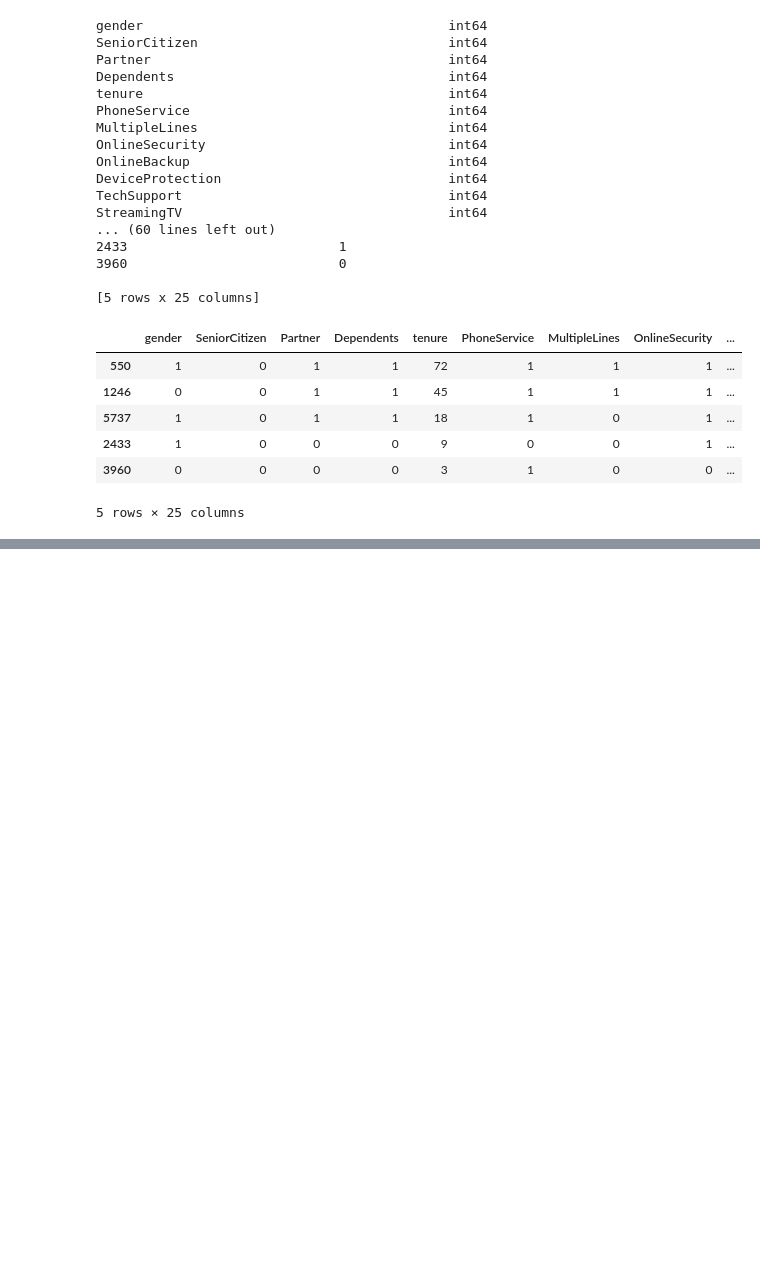
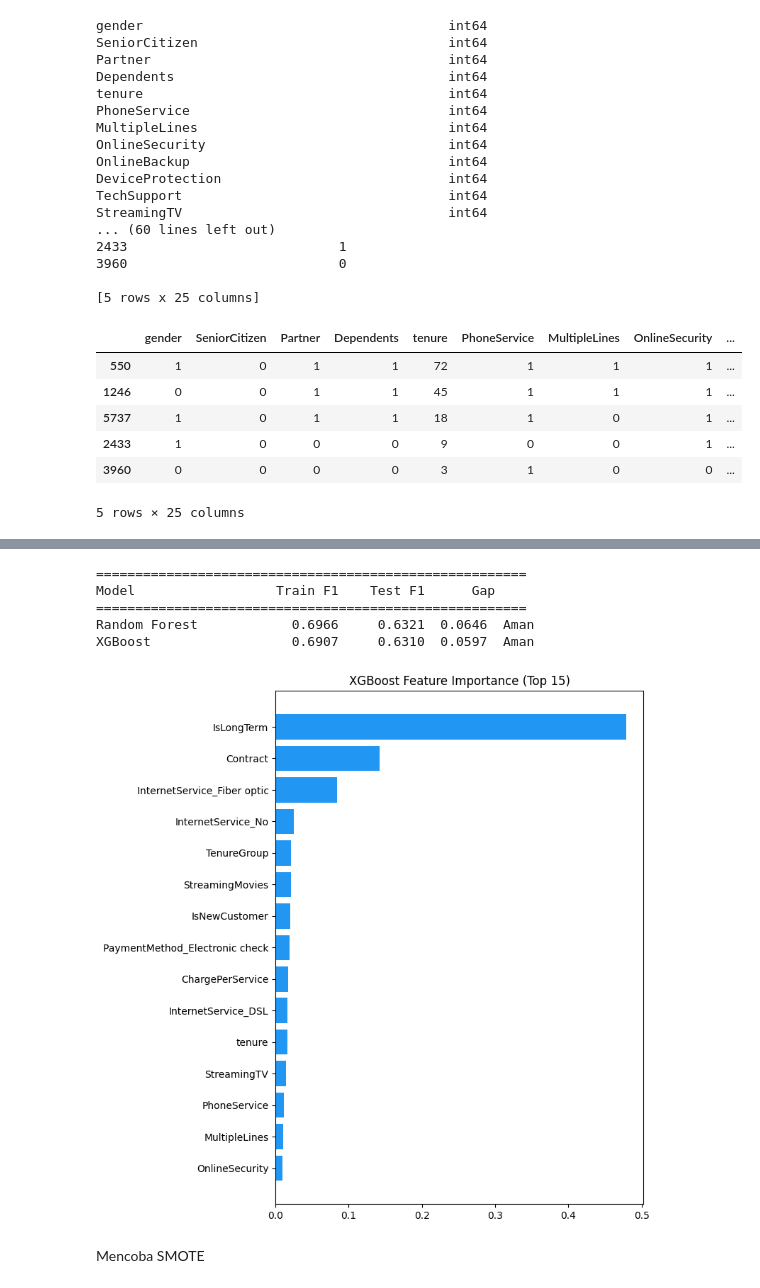
Before and after one commit to Leonanda1013/Telco-Customer-Churn, a Jupyter notebook: notebook.ipynb, the cells around one changed output, grey strips where cells are left out. Cells and saved outputs as stored; diff of their text form; code cells hidden in the pictures; blank space fills up the shorter version.

Commit message:
add training

```diff
--- a/notebook.ipynb
+++ b/notebook.ipynb
@@ -793,0 +1007,34 @@ df['TenureGroup'] = pd.cut(
+# %%
+rf_tuned = RandomForestClassifier(
+    **study_rf.best_params,
+    class_weight='balanced',
+    random_state=42
+)
+rf_tuned.fit(X_train, y_train)
+
+xgb_tuned = XGBClassifier(
+    **study_xgb.best_params,
+    scale_pos_weight=(y_train == 0).sum() / (y_train == 1).sum(),
+    eval_metric='logloss',
+    random_state=42
+)
+xgb_tuned.fit(X_train, y_train)
+
+thresholds = np.arange(0.20, 0.70, 0.01)
+best_thresholds_tuned = {}
+for name, model in [('Random Forest Tuned', rf_tuned), ('XGBoost Tuned', xgb_tuned)]:
+    y_proba = model.predict_proba(X_test)[:, 1]
+    best_t, best_f1 = 0, 0
+    for t in thresholds:
+        f1 = f1_score(y_test, (y_proba > t).astype(int))
+        if f1 > best_f1:
+            best_f1, best_t = f1, t
+
+    best_thresholds_tuned[name] = best_t
+
+    y_pred = (y_proba > best_t).astype(int)
+    print(f"\n{'='*40}")
+    print(f"{name} (threshold={best_t:.2f})")
+    print(classification_report(y_test, y_pred, target_names=['No Churn', 'Churn']))
+    print(f"ROC-AUC : {roc_auc_score(y_test, y_proba):.4f}")
+    print(f"Best F1  : {best_f1:.4f}")
@@ -793,0 +1059,37 @@ df['TenureGroup'] = pd.cut(
+# %%
+print("=" * 55)
+print(f"{'Model':<20} {'Train F1':>10} {'Test F1':>10} {'Gap':>8}")
+print("=" * 55)
+
+for name, model in [('Random Forest', rf_tuned), ('XGBoost', xgb_tuned)]:
+    y_train_pred = model.predict(X_train)
+    train_f1 = f1_score(y_train, y_train_pred)
+
+    y_test_pred = model.predict(X_test)
+    test_f1 = f1_score(y_test, y_test_pred)
+
+    gap = train_f1 - test_f1
+    status = "Overfit" if gap > 0.1 else "Aman"
+
+    print(f"{name:<20} {train_f1:>10.4f} {test_f1:>10.4f} {gap:>7.4f}  {status}")
+# %% [output]
+=======================================================
+Model                  Train F1    Test F1      Gap
+=======================================================
+Random Forest            0.6966     0.6321  0.0646  Aman
+XGBoost                  0.6907     0.6310  0.0597  Aman
+# %%
+feat_imp = pd.DataFrame({
+    'feature': X.columns,
+    'importance': xgb_tuned.feature_importances_
+}).sort_values('importance', ascending=True).tail(15)
+
+plt.figure(figsize=(8, 8))
+plt.barh(feat_imp['feature'], feat_imp['importance'], color='#2196F3')
+plt.title('XGBoost Feature Importance (Top 15)')
+plt.tight_layout()
+plt.show()
+# %% [output]
+[figure, added]
+# %% [markdown]
+Mencoba SMOTE
```
Also changed, not shown: parts of 13 cells of this notebook.
